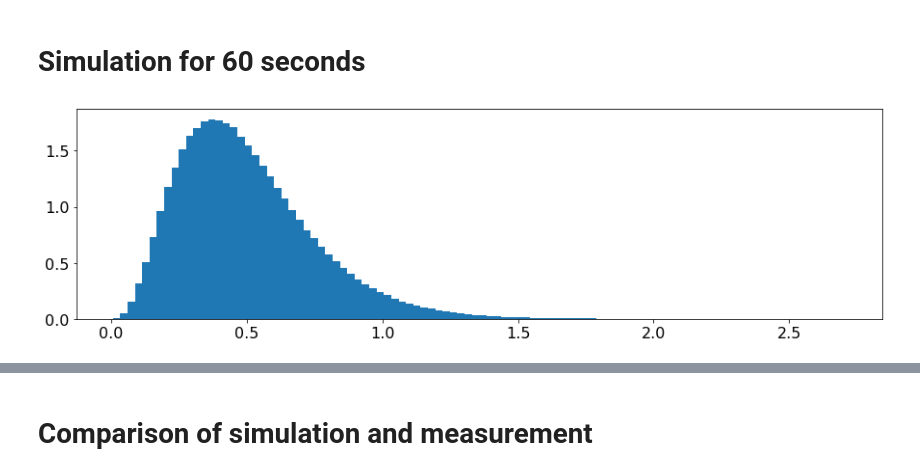
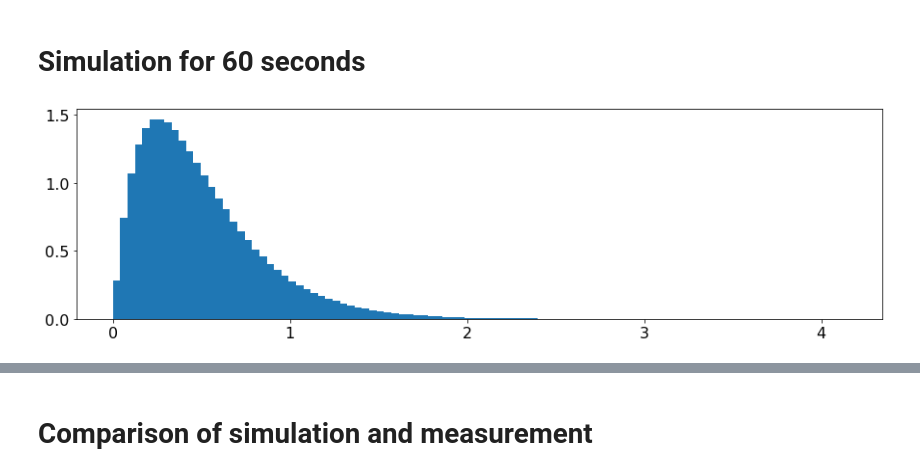
Before and after one commit to IharLobach/ursse, a Jupyter notebook: analyzing_collected_data/shifts/shift_02_28_2020/experiment_vs_simulation_random_walk.ipynb, the cells around one changed output, grey strips where cells are left out. Cells and saved outputs as stored; diff of their text form; code cells hidden in the pictures.

```diff
--- a/analyzing_collected_data/shifts/shift_02_28_2020/experiment_vs_simulation_random_walk.ipynb
+++ b/analyzing_collected_data/shifts/shift_02_28_2020/experiment_vs_simulation_random_walk.ipynb
@@ -176,18 +178,20 @@ meas_df = pst.get_revolution_delay_df_one_gate(
 sim_df = pd.read_pickle(shift.get_results_dir().fi("sim_df.pkl"))
 # %%
 # adding random gamma to sim_df to simulate spad's tts
-spad_tts = 0.25
+spad_tts = 0.35
+vt.newval("demospadtts", spad_tts, "{:.2f}", "ns")
 mean_spad = 0.5
+vt.newval("demospadmean", mean_spad, "{:.1f}", "ns")
 std_spad = spad_tts
 theta_spad = std_spad**2/mean_spad
 k_spad = mean_spad/theta_spad
 ts_spad = np.random.gamma(k_spad, theta_spad, size=len(sim_df.index))
 fig, ax = plt.subplots(figsize=(15,4))
 ax.hist(ts_spad, bins=100, density=True)
 plt.show()
 sim_df['delay'] = sim_df['delay'] + ts_spad
 # %% [output]
-[figure, old version]
+[figure, new version]
 # %%
 print(f"Simulation rms bunch length = {sim_df.delay.std():.3f} ns")
 print(f"Textbook equation rms bunch length = {tau_rms:.3f} ns")
```
Also changed, not shown: parts of 13 cells of this notebook, 6 other files.
